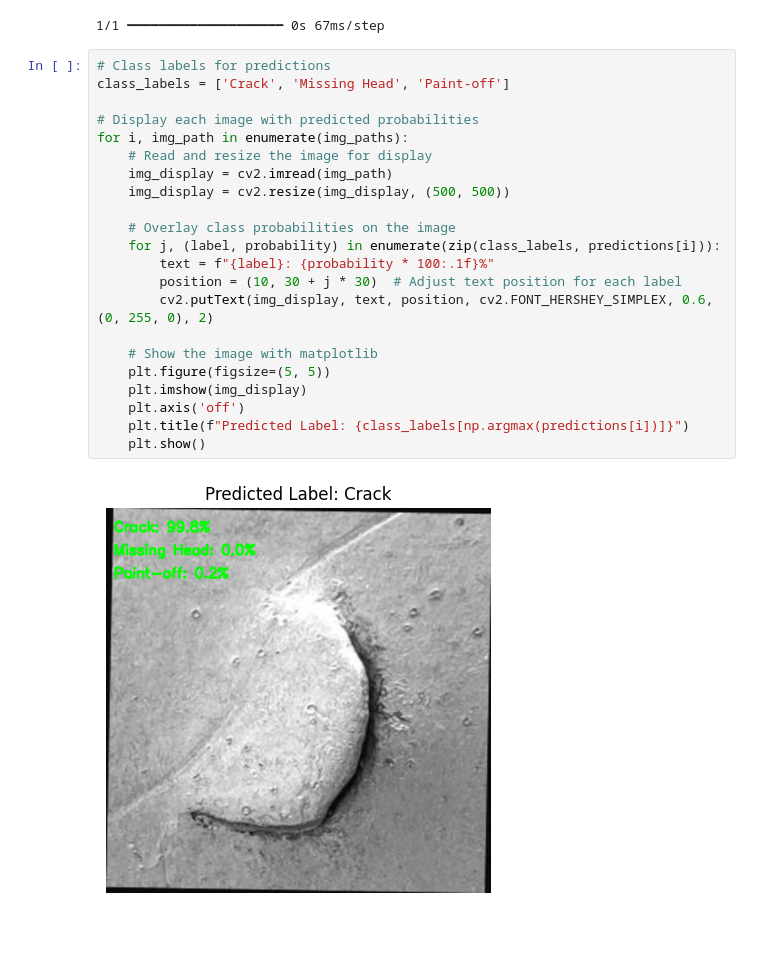
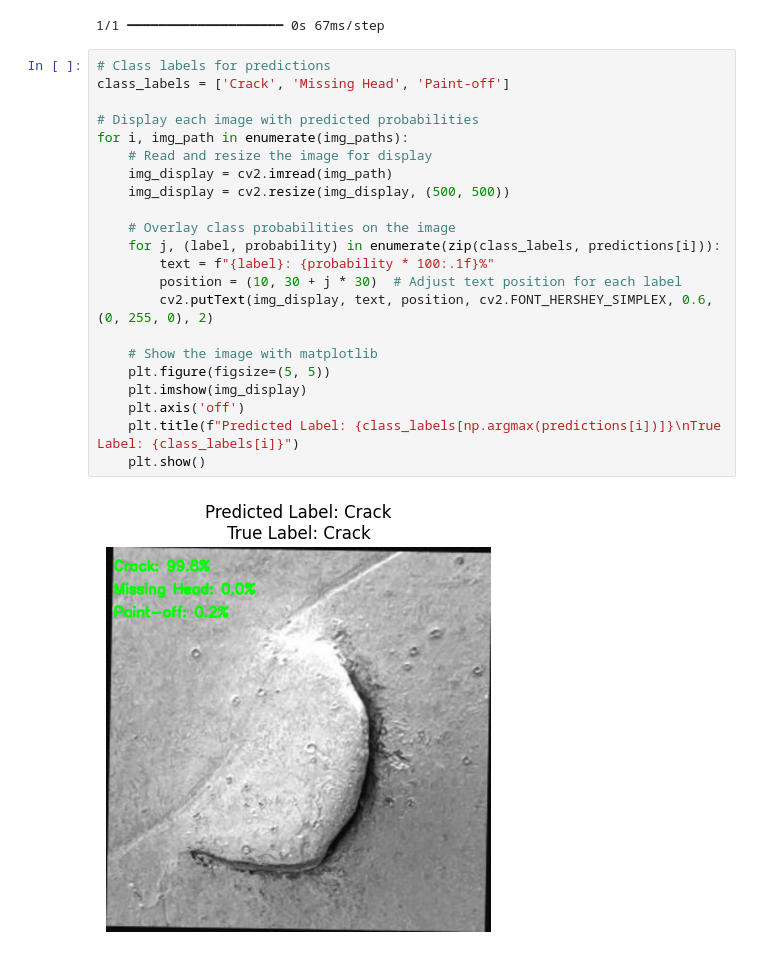
Before and after one commit to kikutabryan/aer850-project-2, a Jupyter notebook: scripts/test_model.ipynb, the cells around one changed output. Cells and saved outputs as stored; diff of their text form; blank space fills up the shorter version.

```diff
--- a/scripts/test_model.ipynb
+++ b/scripts/test_model.ipynb
@@ -91,24 +93,24 @@ predictions = model.predict(img_batch)
 # %%
 # Class labels for predictions
 class_labels = ['Crack', 'Missing Head', 'Paint-off']
 
 # Display each image with predicted probabilities
 for i, img_path in enumerate(img_paths):
     # Read and resize the image for display
     img_display = cv2.imread(img_path)
     img_display = cv2.resize(img_display, (500, 500))
 
     # Overlay class probabilities on the image
     for j, (label, probability) in enumerate(zip(class_labels, predictions[i])):
         text = f"{label}: {probability * 100:.1f}%"
         position = (10, 30 + j * 30)  # Adjust text position for each label
         cv2.putText(img_display, text, position, cv2.FONT_HERSHEY_SIMPLEX, 0.6, (0, 255, 0), 2)
 
     # Show the image with matplotlib
     plt.figure(figsize=(5, 5))
     plt.imshow(img_display)
     plt.axis('off')
-    plt.title(f"Predicted Label: {class_labels[np.argmax(predictions[i])]}")
+    plt.title(f"Predicted Label: {class_labels[np.argmax(predictions[i])]}\nTrue Label: {class_labels[i]}")
     plt.show()
 # %% [output]
-[figure, old version]
+[figure, new version]
```
Also changed, not shown: parts of 2 cells of this notebook.
